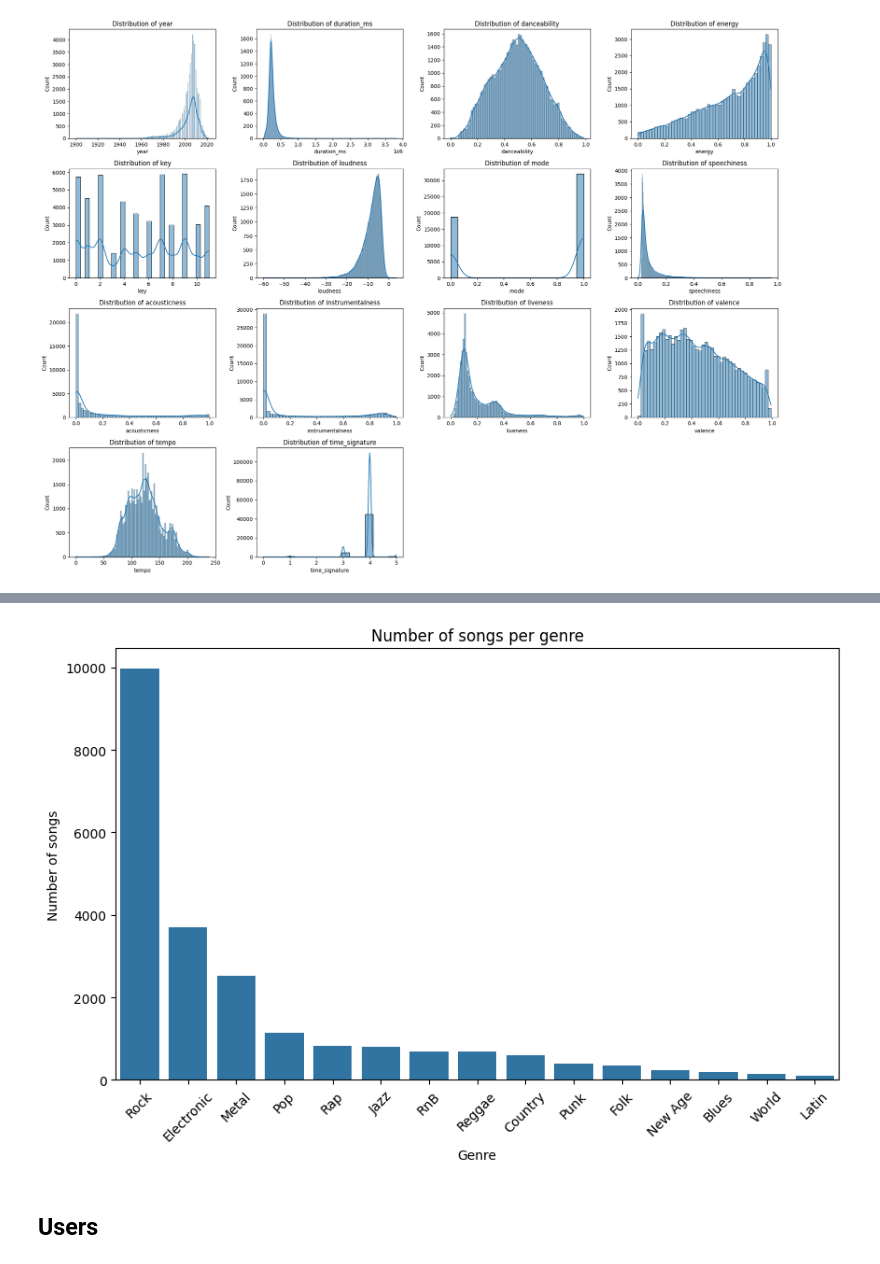
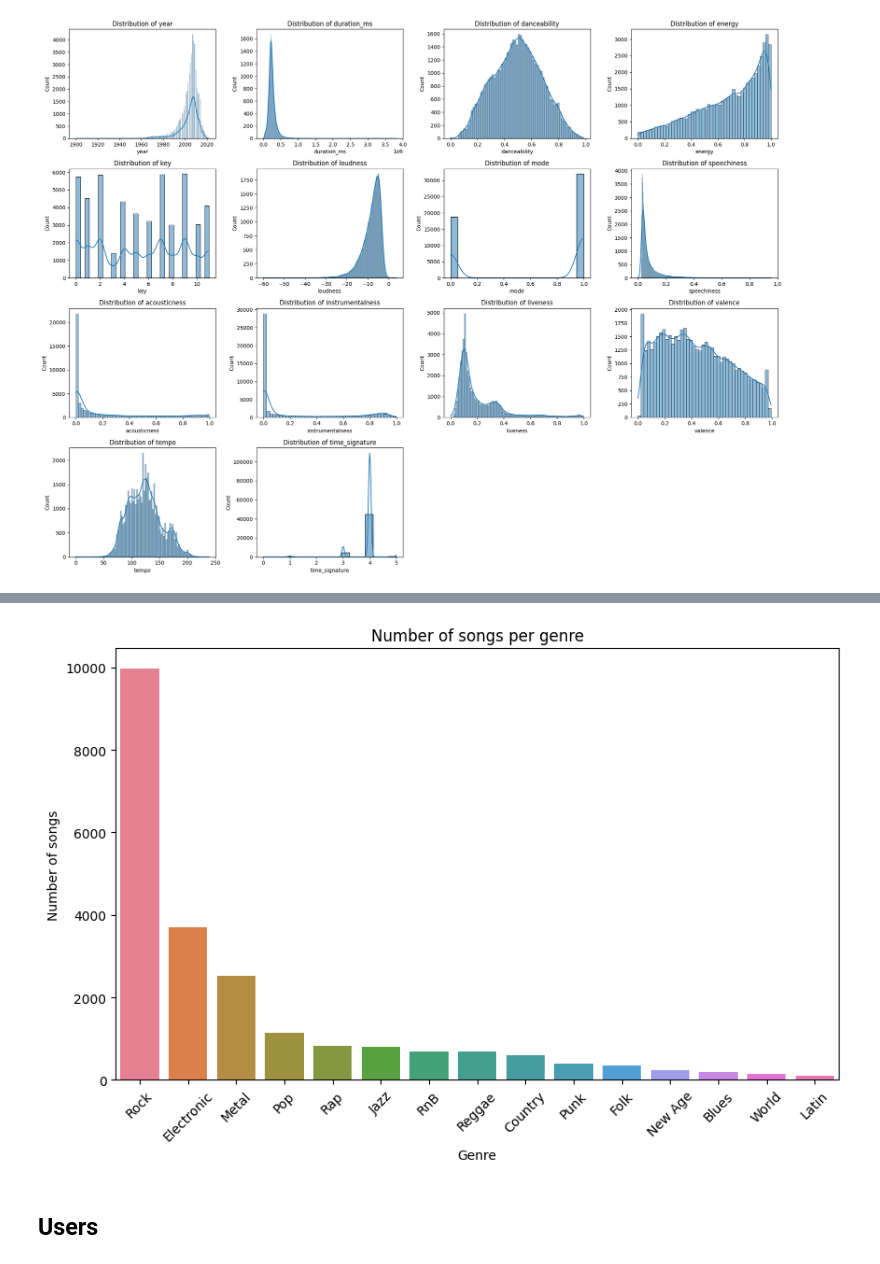
Before and after one commit to dahermar/TFM-Music-Recommendation-System, a Jupyter notebook: EDAs/million_song_eda.ipynb, the cells around one changed output, grey strips where cells are left out. Drawn from its saved outputs; the diff is of its cells as text; code cells hidden in the pictures.

```diff
--- a/EDAs/million_song_eda.ipynb
+++ b/EDAs/million_song_eda.ipynb
@@ -116,17 +126,19 @@ plt.show()
 # %%
+default_colors = plt.rcParams['axes.prop_cycle'].by_key()['color']
 genre_counts = df_music['genre'].value_counts()
+palette = default_colors[:len(genre_counts)]
 
 plt.figure(figsize=(10, 6))
-sns.barplot(x=genre_counts.index, y=genre_counts.values)
+sns.barplot(x=genre_counts.index, y=genre_counts.values, hue=genre_counts.index, palette='husl')
 
 plt.xticks(rotation=45)
 plt.xlabel("Genre")
 plt.ylabel("Number of songs")
 plt.title("Number of songs per genre")
 
 plt.show()
 # %% [output]
-[figure, old version]
+[figure, new version]
 # %% [markdown]
 ## Users
 # %%
```
Also changed, not shown: parts of 2 cells of this notebook, 11 other files.
